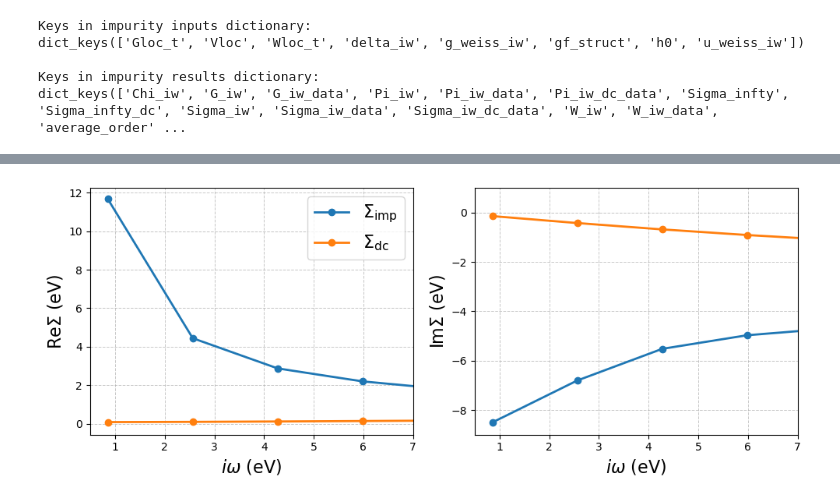
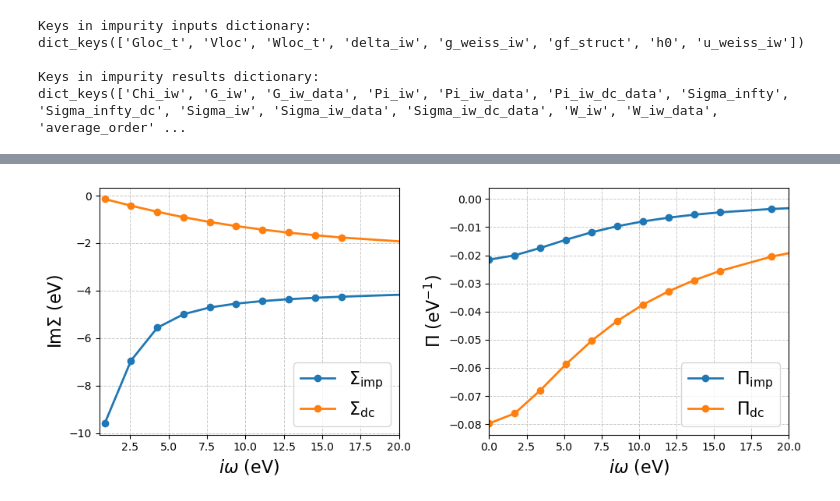
Before and after one commit to AbInitioQHub/coqui-tutorial, a Jupyter notebook: quickstart/04_gw_edmft/04_gw_edmft.ipynb, the cells around one changed output, grey strips where cells are left out. Drawn from its saved outputs; the diff is of its cells as text; code cells hidden in the pictures.

```diff
--- a/quickstart/04_gw_edmft/04_gw_edmft.ipynb
+++ b/quickstart/04_gw_edmft/04_gw_edmft.ipynb
@@ -499,5 +508,5 @@ In the previous section, we initialized a short GW+EDMFT workflow for NiO and id
 # %%
-dmft_chkpt = "../../data/coqui/nio/555/nio.dmft.h5"
+dmft_chkpt = "coqui_chkpts/gw_edmft/nio.dmft.h5"
 iaft = coqui.IAFT.from_coqui_chkpt(dmft_chkpt)
 imp_inputs = coqui.dmft.read_impurity_chkpt(dmft_chkpt, read="inputs", iteration=0)[0]
 imp_results = coqui.dmft.read_impurity_chkpt(dmft_chkpt, read="results", iteration=-1)[0]
@@ -517,38 +542,46 @@ dict_keys(['Chi_iw', 'G_iw', 'G_iw_data', 'Pi_iw', 'Pi_iw_data', 'Pi_iw_dc_data'
 # %%
+# extract impurity and double-counting self-energy on the Matsubara frequency axis
 iw_mesh_f = iaft.wn_mesh('fermion') * np.pi / iaft.beta * Hartree_eV
 Sigma_imp_iw = imp_results['Sigma_iw_data'][0][iw_mesh_f>0,0,0] * Hartree_eV
 Sigma_dc_iw = imp_results['Sigma_iw_dc_data'][0][iw_mesh_f>0,0,0] * Hartree_eV
 iw_mesh_f = iw_mesh_f[iw_mesh_f>0]
 
+# extract impurity and double-counting polarization on the Matsubara frequency axis
+iw_mesh_b = iaft.wn_mesh('boson', positive_only=True) * np.pi / iaft.beta * Hartree_eV
+Pi_imp_iw = imp_results['Pi_iw_data'][  0][:,0,0] / Hartree_eV
+Pi_dc_iw = imp_results['Pi_iw_dc_data'][  0][:,0,0] / Hartree_eV
+
+# plotting
 fig, ax = plt.subplots(1, 2, figsize=(10,4), dpi=100)
 offset = 0
-ax[0].plot(iw_mesh_f, Sigma_imp_iw.real,
+ax[0].plot(iw_mesh_f, Sigma_imp_iw.imag,
      linestyle='-', marker='o', markersize=6, linewidth=2,
      label='$\Sigma_{\mathrm{imp}}$')
-ax[0].plot(iw_mesh_f, Sigma_dc_iw.real,
+ax[0].plot(iw_mesh_f, Sigma_dc_iw.imag,
      linestyle='-', marker='o', markersize=6, linewidth=2,
      label='$\Sigma_{\mathrm{dc}}$')
-ax[1].plot(iw_mesh_f, Sigma_imp_iw.imag,
+ax[1].plot(iw_mesh_b, Pi_imp_iw.real,
      linestyle='-', marker='o', markersize=6, linewidth=2,
-     label='$\Sigma_{\mathrm{imp}}$')
-ax[1].plot(iw_mesh_f, Sigma_dc_iw.imag,
+     label='$\Pi_{\mathrm{imp}}$')
+ax[1].plot(iw_mesh_b, Pi_dc_iw.real,
      linestyle='-', marker='o', markersize=6, linewidth=2,
-     label='$\Sigma_{\mathrm{dc}}$')
+     label='$\Pi_{\mathrm{dc}}$')
 
-ax[0].set_xlim(0.5, 7.0)
+ax[0].set_xlim(0.5, 20.0)
 ax[0].set_xlabel("$i\omega$ (eV)", fontsize=16)
-ax[0].set_ylabel("Re$\Sigma$ (eV)", fontsize=16)
-ax[0].legend(loc=1, ncol=1, fontsize=16)
+ax[0].set_ylabel("Im$\Sigma$ (eV)", fontsize=16)
+ax[0].legend(loc=4, ncol=1, fontsize=16)
 ax[0].grid(True, which='both', linestyle='--', linewidth=0.7, alpha=0.7)
 
-ax[1].set_xlim(0.5, 7.0)
-ax[1].set_ylim(-9.0, 1.0)
+ax[1].set_xlim(0.0, 20.0)
+#ax[1].set_ylim(-10.0, 1.0)
 ax[1].set_xlabel("$i\omega$ (eV)", fontsize=16)
-ax[1].set_ylabel("Im$\Sigma$ (eV)", fontsize=16)
+ax[1].set_ylabel("$\Pi$ (eV$^{-1}$)", fontsize=16)
+ax[1].legend(loc=4, ncol=1, fontsize=16)
 ax[1].grid(True, which='both', linestyle='--', linewidth=0.7, alpha=0.7)
 
 plt.tight_layout()
 plt.show()
 # %% [output]
-[figure, old version]
+[figure, new version]
 # %% [markdown]
```
Also changed, not shown: parts of 17 cells of this notebook, 13 other files.
